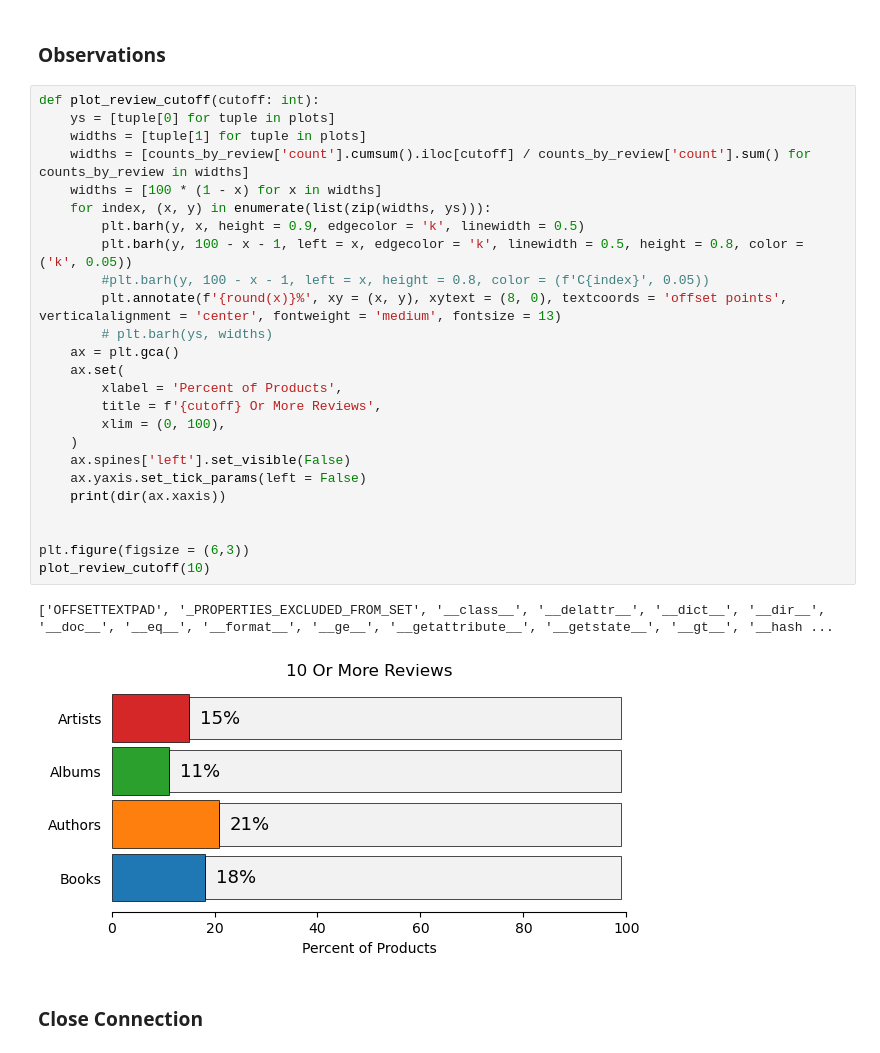
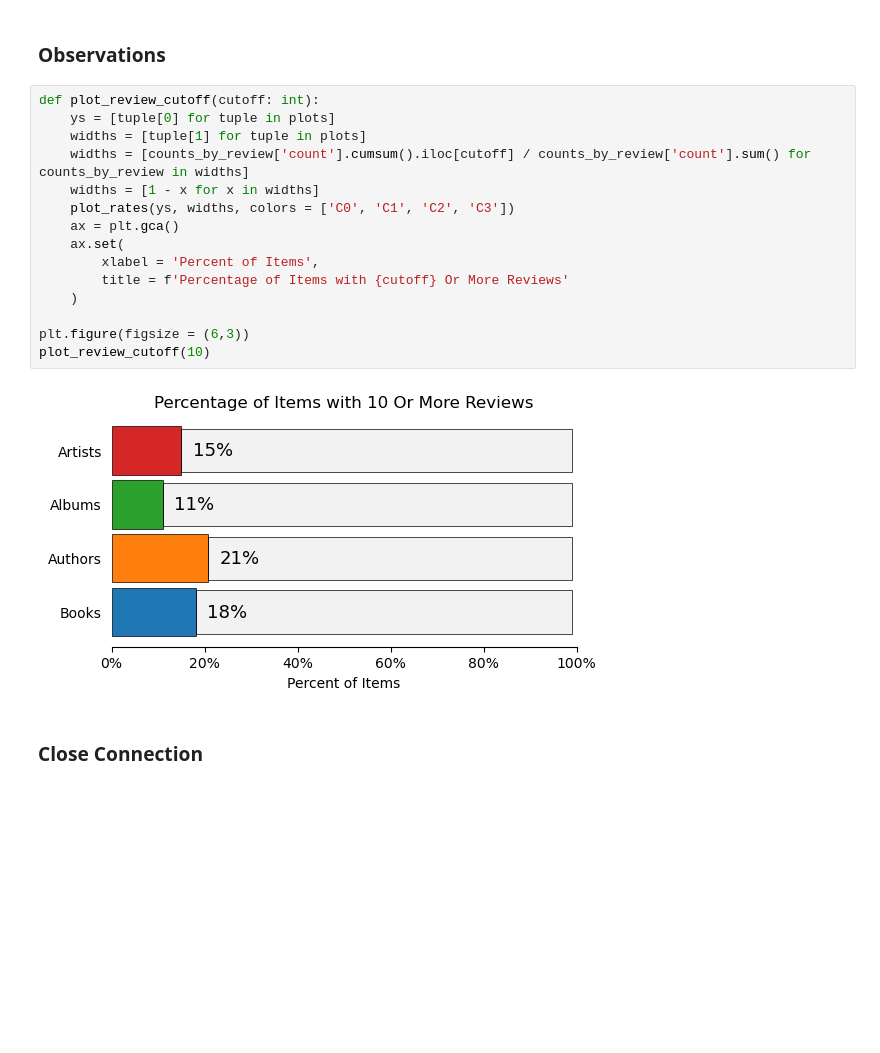
Before and after one commit to RolfHendriks/presto, a Jupyter notebook: presto/01-EDA-overall.ipynb, the cells around one changed output. Drawn from its saved outputs; the diff is of its cells as text; blank space fills up the shorter version.

Commit message:
demo notebook proof of concept. Created shared viz for percentage bar.

```diff
--- a/presto/01-EDA-overall.ipynb
+++ b/presto/01-EDA-overall.ipynb
@@ -263,31 +265,20 @@ plt.grid(False)
 # %%
 def plot_review_cutoff(cutoff: int):
     ys = [tuple[0] for tuple in plots]
     widths = [tuple[1] for tuple in plots]
     widths = [counts_by_review['count'].cumsum().iloc[cutoff] / counts_by_review['count'].sum() for counts_by_review in widths]
-    widths = [100 * (1 - x) for x in widths]
-    for index, (x, y) in enumerate(list(zip(widths, ys))):
-        plt.barh(y, x, height = 0.9, edgecolor = 'k', linewidth = 0.5)
-        plt.barh(y, 100 - x - 1, left = x, edgecolor = 'k', linewidth = 0.5, height = 0.8, color = ('k', 0.05))
-        #plt.barh(y, 100 - x - 1, left = x, height = 0.8, color = (f'C{index}', 0.05))
-        plt.annotate(f'{round(x)}%', xy = (x, y), xytext = (8, 0), textcoords = 'offset points', verticalalignment = 'center', fontweight = 'medium', fontsize = 13)
-        # plt.barh(ys, widths)
+    widths = [1 - x for x in widths]
+    plot_rates(ys, widths, colors = ['C0', 'C1', 'C2', 'C3'])
     ax = plt.gca()
     ax.set(
-        xlabel = 'Percent of Products',
-        title = f'{cutoff} Or More Reviews',
-        xlim = (0, 100),
+        xlabel = 'Percent of Items',
+        title = f'Percentage of Items with {cutoff} Or More Reviews'
     )
-    ax.spines['left'].set_visible(False)
-    ax.yaxis.set_tick_params(left = False)
-    print(dir(ax.xaxis))
-
 
 plt.figure(figsize = (6,3))
 plot_review_cutoff(10)
 # %% [output]
-['OFFSETTEXTPAD', '_PROPERTIES_EXCLUDED_FROM_SET', '__class__', '__delattr__', '__dict__', '__dir__', '__doc__', '__eq__', '__format__', '__ge__', '__getattribute__', '__getstate__', '__gt__', '__hash ...
-[figure, old version]
+[figure, new version]
 # %% [markdown]
 ### Close Connection
 # %%
```
Also changed, not shown: parts of 8 cells of this notebook, 6 other files.
